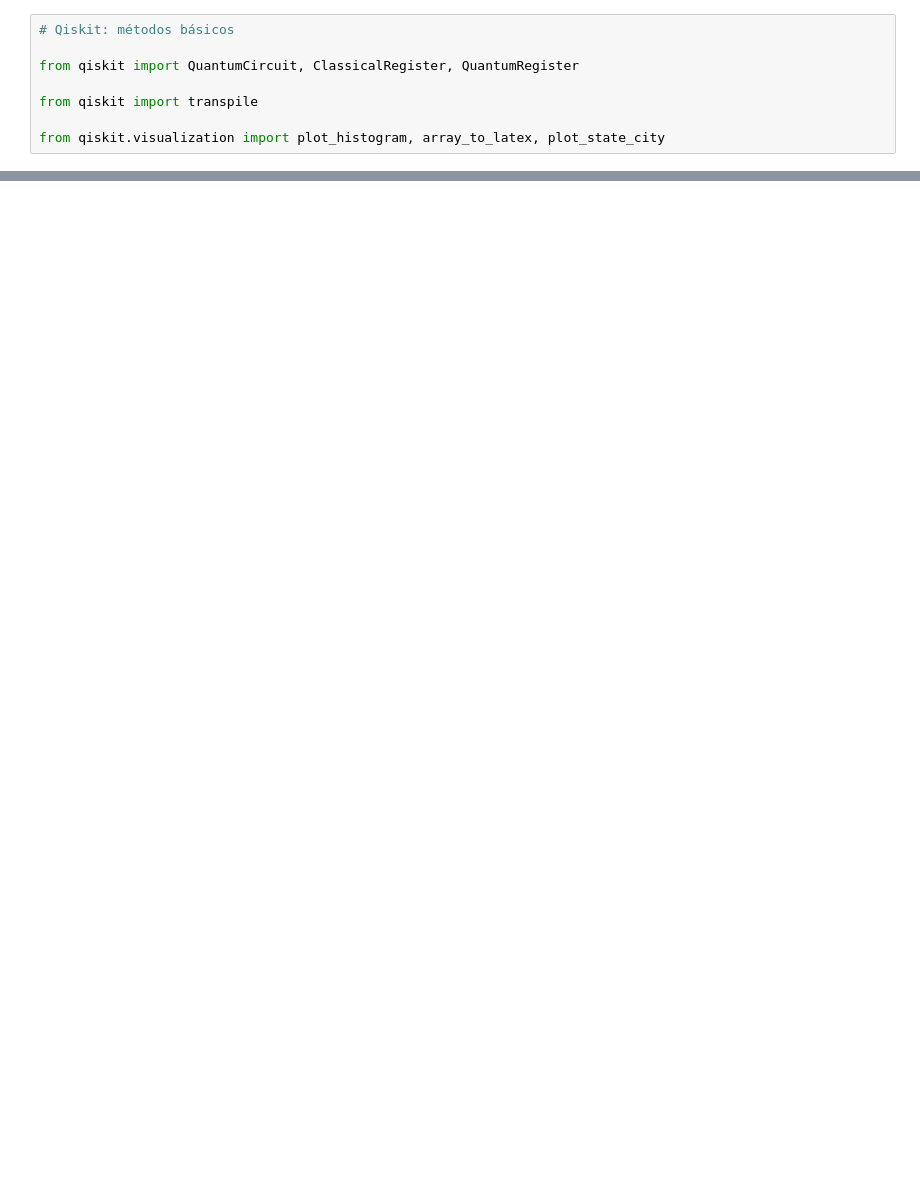
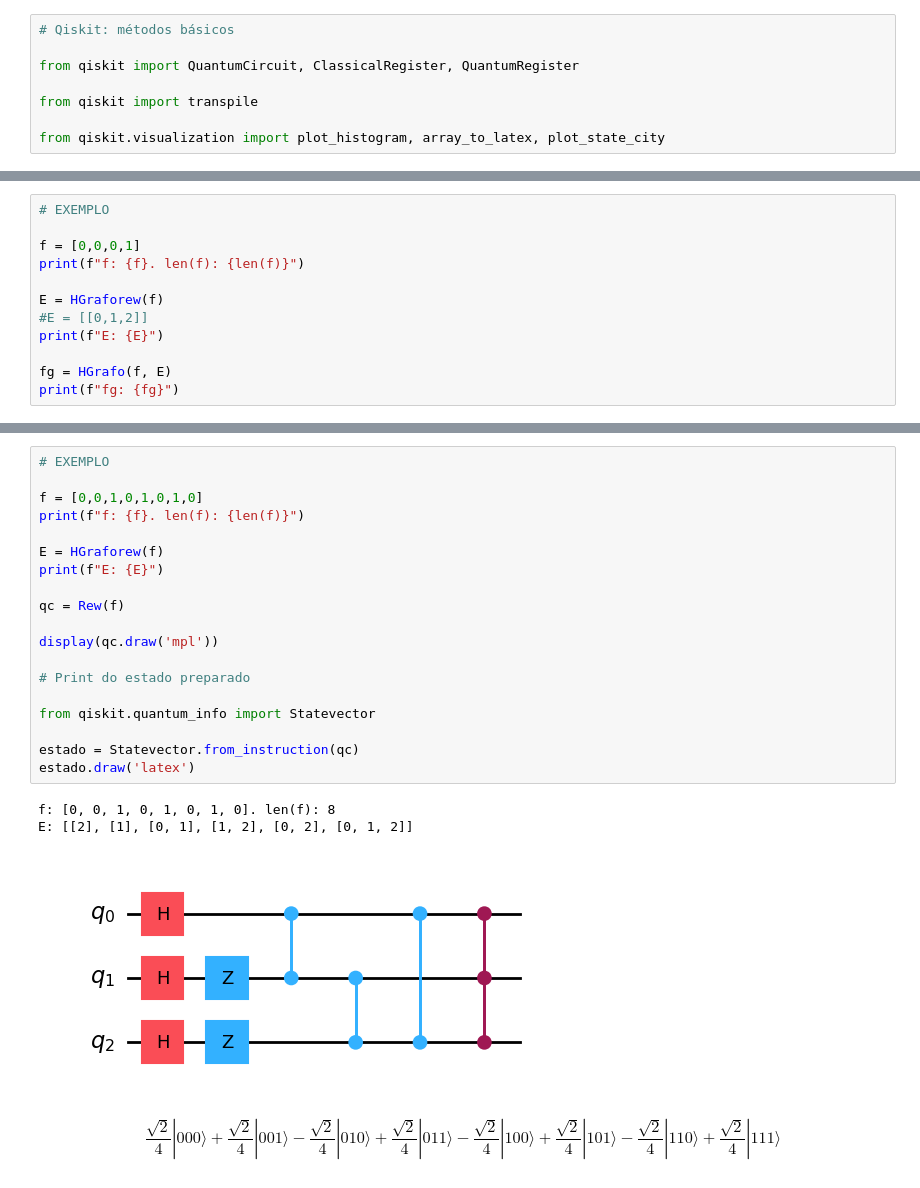
Before and after one commit to LucioFassarella/AMQ, a Jupyter notebook: Qiskit_AMQ.ipynb, the cells around one changed output, grey strips where cells are left out. Drawn from its saved outputs; the diff is of its cells as text; blank space fills up the shorter version.

```diff
--- a/Qiskit_AMQ.ipynb
+++ b/Qiskit_AMQ.ipynb
@@ -474,0 +469,12 @@ $$
+# %%
+# EXEMPLO
+
+f = [0,0,0,1]
+print(f"f: {f}. len(f): {len(f)}")
+
+E = HGraforew(f)
+#E = [[0,1,2]]
+print(f"E: {E}")
+
+fg = HGrafo(f, E)
+print(f"fg: {fg}")
@@ -474,0 +539,24 @@ $$
+# %%
+# EXEMPLO
+
+f = [0,0,1,0,1,0,1,0]
+print(f"f: {f}. len(f): {len(f)}")
+
+E = HGraforew(f)
+print(f"E: {E}")
+
+qc = Rew(f)
+
+display(qc.draw('mpl'))
+
+# Print do estado preparado
+
+from qiskit.quantum_info import Statevector
+
+estado = Statevector.from_instruction(qc)
+estado.draw('latex')
+# %% [output]
+f: [0, 0, 1, 0, 1, 0, 1, 0]. len(f): 8
+E: [[2], [1], [0, 1], [1, 2], [0, 2], [0, 1, 2]]
+[figure, added]
+$$\frac{\sqrt{2}}{4} |000\rangle+\frac{\sqrt{2}}{4} |001\rangle- \frac{\sqrt{2}}{4} |010\rangle+\frac{\sqrt{2}}{4} |011\rangle- \frac{\sqrt{2}}{4} |100\rangle+\frac{\sqrt{2}}{4} |101\rangle- \frac{\sqrt{2}}{4} |110\rangle+\frac{\sqrt{2}}{4} |111\rangle$$
```
Also changed, not shown: parts of 32 cells of this notebook.
